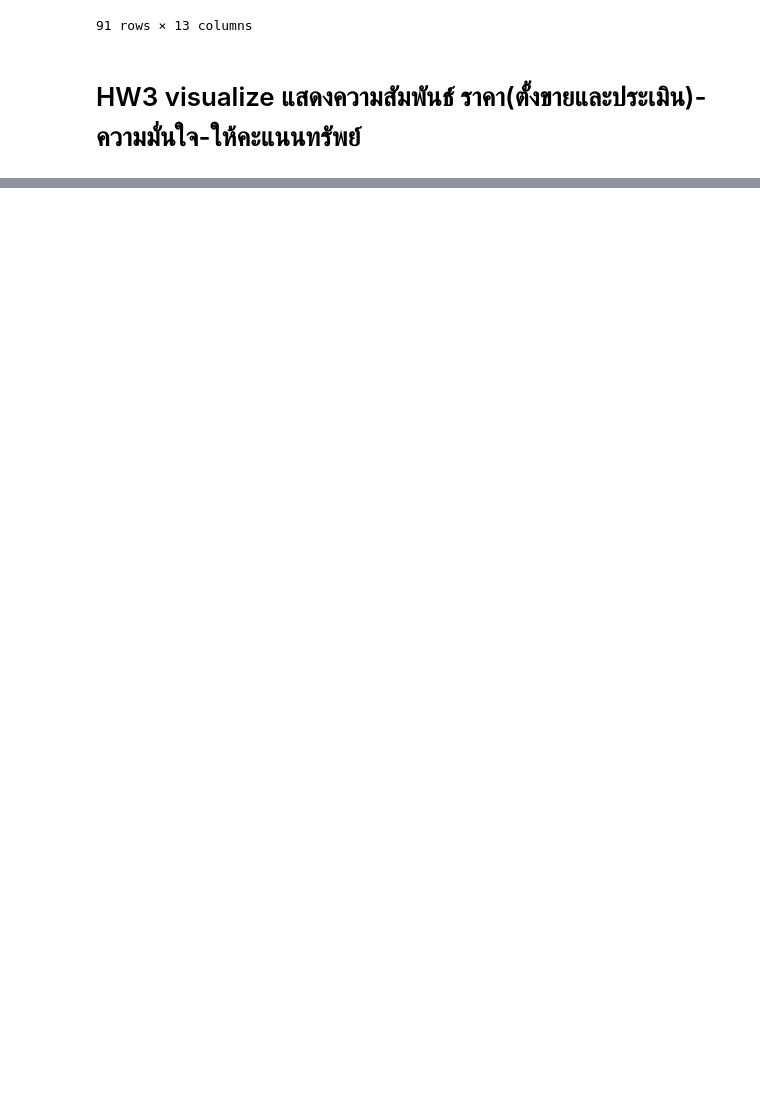
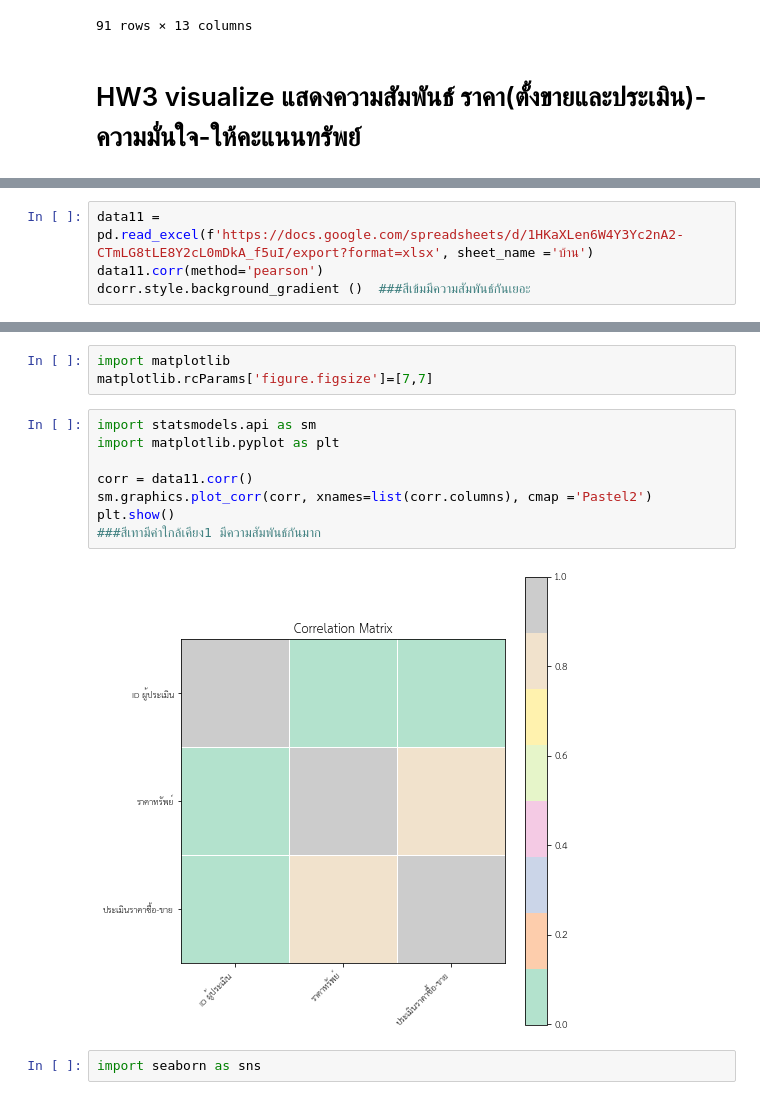
Before and after one commit to kumoromilee/bsc_dpdm22, a Jupyter notebook: [dataprep]_property_estimator.ipynb, the cells around one changed output, grey strips where cells are left out. Cells and saved outputs as stored; diff of their text form; blank space fills up the shorter version.

```diff
--- a/[dataprep]_property_estimator.ipynb
+++ b/[dataprep]_property_estimator.ipynb
@@ -1233,0 +1238,4 @@ ido2_d.sort_values(by=['check2'],ascending=False)
+# %%
+data11 = pd.read_excel(f'https://docs.google.com/spreadsheets/d/1HKaXLen6W4Y3Yc2nA2-CTmLG8tLE8Y2cL0mDkA_f5uI/export?format=xlsx', sheet_name ='บ้าน')
+data11.corr(method='pearson')
+dcorr.style.background_gradient ()  ###สีเข้มมีความสัมพันธ์กันเยอะ
@@ -1233,0 +1254,15 @@ ido2_d.sort_values(by=['check2'],ascending=False)
+# %%
+import matplotlib
+matplotlib.rcParams['figure.figsize']=[7,7]
+# %%
+import statsmodels.api as sm
+import matplotlib.pyplot as plt
+
+corr = data11.corr()
+sm.graphics.plot_corr(corr, xnames=list(corr.columns), cmap ='Pastel2')
+plt.show()
+###สีเทามีค่าใกล้เคียง1 มีความสัมพันธ์กันมาก
+# %% [output]
+[figure, added]
+# %%
+import seaborn as sns
```
Also changed, not shown: parts of 32 cells of this notebook.
